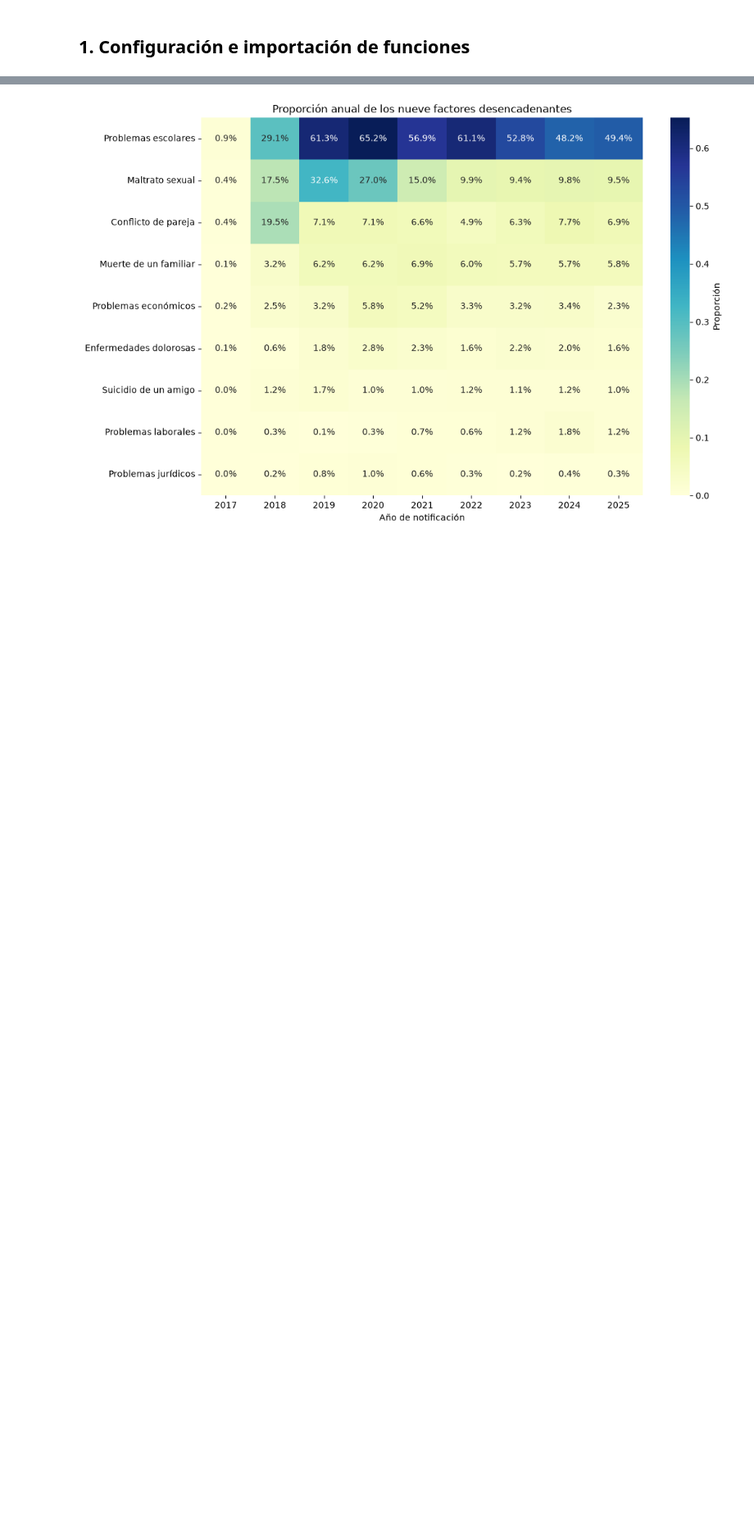
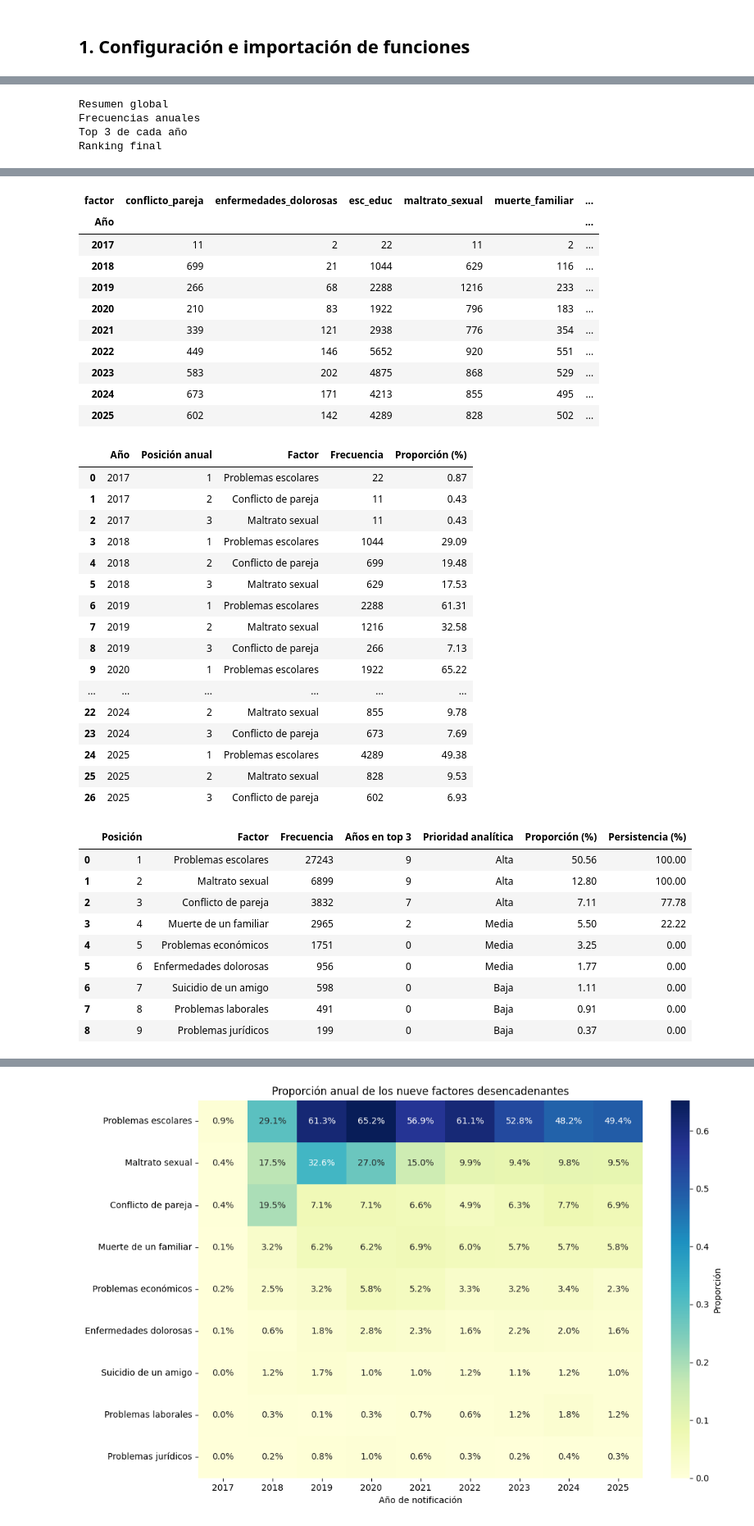
Before and after one commit to Pyate40/proyecto_analitica_datos, a Jupyter notebook: notebooks/analisis_factores_ideacion_suicida.ipynb, the cells around one changed output, grey strips where cells are left out. Shown at 82% size. Drawn from its saved outputs; the diff is of its cells as text; code cells hidden in the pictures; blank space fills up the shorter version.

```diff
--- a/notebooks/analisis_factores_ideacion_suicida.ipynb
+++ b/notebooks/analisis_factores_ideacion_suicida.ipynb
@@ -118,0 +83,29 @@ display(resumen_global_mostrar)
+# %%
+resumen_global, resumen_anual, top3_anual = calcular_indicadores(datos_estudio)
+numero_anos = datos_estudio["ano_notificacion"].nunique()
+ranking = generar_ranking(resumen_global, top3_anual, numero_anos)
+
+print("Resumen global")
+resumen_global_mostrar = resumen_global.copy()
+resumen_global_mostrar["Proporción (%)"] = (resumen_global_mostrar.pop("Proporción") * 100).round(2)
+display(resumen_global_mostrar)
+
+print("Frecuencias anuales")
+tabla_frecuencias = resumen_anual.pivot(index="Año", columns="factor", values="Frecuencia")
+display(tabla_frecuencias)
+
+print("Top 3 de cada año")
+top3_mostrar = top3_anual[["Año", "Posición anual", "Factor", "Frecuencia", "Proporción"]].copy()
+top3_mostrar["Proporción (%)"] = (top3_mostrar.pop("Proporción") * 100).round(2)
+display(top3_mostrar)
+
+print("Ranking final")
+ranking_mostrar = ranking.drop(columns="factor").copy()
+ranking_mostrar["Proporción (%)"] = (ranking_mostrar.pop("Proporción") * 100).round(2)
+ranking_mostrar["Persistencia (%)"] = (ranking_mostrar.pop("Persistencia") * 100).round(2)
+display(ranking_mostrar)
+# %% [output]
+Resumen global
+Frecuencias anuales
+Top 3 de cada año
+Ranking final
@@ -118,0 +122,38 @@ display(resumen_global_mostrar)
+| factor | conflicto_pareja | enfermedades_dolorosas | esc_educ | maltrato_sexual | muerte_familiar | ... |
+| Año |  |  |  |  |  | ... |
+| 2017 | 11 | 2 | 22 | 11 | 2 | ... |
+| 2018 | 699 | 21 | 1044 | 629 | 116 | ... |
+| 2019 | 266 | 68 | 2288 | 1216 | 233 | ... |
+| 2020 | 210 | 83 | 1922 | 796 | 183 | ... |
+| 2021 | 339 | 121 | 2938 | 776 | 354 | ... |
+| 2022 | 449 | 146 | 5652 | 920 | 551 | ... |
+| 2023 | 583 | 202 | 4875 | 868 | 529 | ... |
+| 2024 | 673 | 171 | 4213 | 855 | 495 | ... |
+| 2025 | 602 | 142 | 4289 | 828 | 502 | ... |
+|  | Año | Posición anual | Factor | Frecuencia | Proporción (%) |
+| 0 | 2017 | 1 | Problemas escolares | 22 | 0.87 |
+| 1 | 2017 | 2 | Conflicto de pareja | 11 | 0.43 |
+| 2 | 2017 | 3 | Maltrato sexual | 11 | 0.43 |
+| 3 | 2018 | 1 | Problemas escolares | 1044 | 29.09 |
+| 4 | 2018 | 2 | Conflicto de pareja | 699 | 19.48 |
+| 5 | 2018 | 3 | Maltrato sexual | 629 | 17.53 |
+| 6 | 2019 | 1 | Problemas escolares | 2288 | 61.31 |
+| 7 | 2019 | 2 | Maltrato sexual | 1216 | 32.58 |
+| 8 | 2019 | 3 | Conflicto de pareja | 266 | 7.13 |
+| 9 | 2020 | 1 | Problemas escolares | 1922 | 65.22 |
+| ... | ... | ... | ... | ... | ... |
+| 22 | 2024 | 2 | Maltrato sexual | 855 | 9.78 |
+| 23 | 2024 | 3 | Conflicto de pareja | 673 | 7.69 |
+| 24 | 2025 | 1 | Problemas escolares | 4289 | 49.38 |
+| 25 | 2025 | 2 | Maltrato sexual | 828 | 9.53 |
+| 26 | 2025 | 3 | Conflicto de pareja | 602 | 6.93 |
+|  | Posición | Factor | Frecuencia | Años en top 3 | Prioridad analítica | Proporción (%) | Persistencia (%) |
+| 0 | 1 | Problemas escolares | 27243 | 9 | Alta | 50.56 | 100.00 |
+| 1 | 2 | Maltrato sexual | 6899 | 9 | Alta | 12.80 | 100.00 |
+| 2 | 3 | Conflicto de pareja | 3832 | 7 | Alta | 7.11 | 77.78 |
+| 3 | 4 | Muerte de un familiar | 2965 | 2 | Media | 5.50 | 22.22 |
+| 4 | 5 | Problemas económicos | 1751 | 0 | Media | 3.25 | 0.00 |
+| 5 | 6 | Enfermedades dolorosas | 956 | 0 | Media | 1.77 | 0.00 |
+| 6 | 7 | Suicidio de un amigo | 598 | 0 | Baja | 1.11 | 0.00 |
+| 7 | 8 | Problemas laborales | 491 | 0 | Baja | 0.91 | 0.00 |
+| 8 | 9 | Problemas jurídicos | 199 | 0 | Baja | 0.37 | 0.00 |
```
Also changed, not shown: parts of 33 cells of this notebook.
